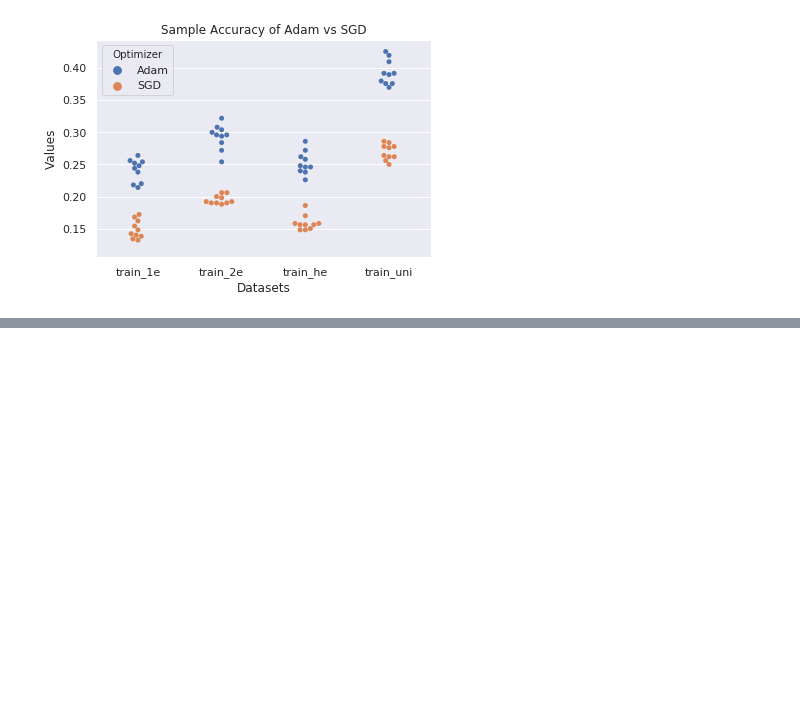
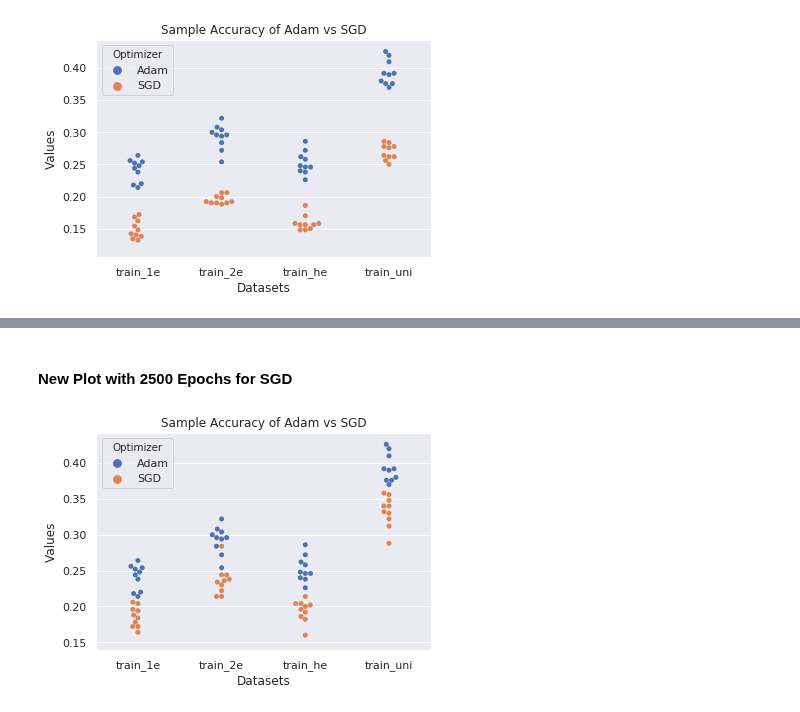
Before and after one commit to apra93/leabra-tf, a Jupyter notebook: docs/source/notebooks/0.5.2-Adam-With-Non-Uniform-Training-Statistics.ipynb, the cells around one changed output, grey strips where cells are left out. Cells and saved outputs as stored; diff of their text form; code cells hidden in the pictures; blank space fills up the shorter version.

Commit message:
nb-0.5.2: Adding the last plot

```diff
--- a/docs/source/notebooks/0.5.2-Adam-With-Non-Uniform-Training-Statistics.ipynb
+++ b/docs/source/notebooks/0.5.2-Adam-With-Non-Uniform-Training-Statistics.ipynb
@@ -903,0 +890,8 @@ plt.show()
+# %%
+%%time
+sgd_train_metrics_ext = exp_stats(
+    epochs=2500,
+    n_models=10,
+    n_val=50,
+    lr=0.1,
+    optimizer='sgd')
@@ -903,0 +918,30 @@ plt.show()
+# %%
+# Losses
+# min_loss_sgd_train = [min(met['loss']) for met in sgd_train_metrics]
+# min_loss_adam_train = [min(met['loss']) for met in adam_train_metrics]
+max_mets_sgd_train = {name : [max(met['sm_acc'])
+                              for met in sgd_train_metrics_ext[name]]
+                      for name in sgd_train_metrics.keys()}
+max_mets_adam_train = {name : [max(met['sm_acc'])
+                               for met in adam_train_metrics[name]]
+                       for name in adam_train_metrics.keys()}
+optimizer_labels = np.repeat(['Adam', 'SGD'], 10)
+# data_loss = min_loss_adam_train + min_loss_sgd_train
+data_dict = {key : max_mets_adam_train[key] + max_mets_sgd_train[key]
+            for key in max_mets_adam_train.keys()}
+# data_dict['Loss'] = data_loss
+data_dict['Optimizer'] = optimizer_labels
+
+metric_labels = []
+metric_values = []
+optimizer_labels = []
+for key in max_mets_adam_train.keys():
+    metric_values += max_mets_adam_train[key] + max_mets_sgd_train[key]
+    metric_labels +=  [key] * 20
+    optimizer_labels += ['Adam'] * 10 + ['SGD'] * 10
+
+data_dict = {'Values' : metric_values,
+             'Datasets' : metric_labels,
+             'Optimizer' : optimizer_labels}
+data_df = pd.DataFrame(data_dict)
+data_df.head()
@@ -903,0 +955,8 @@ plt.show()
+# %% [markdown]
+#### New Plot with 2500 Epochs for SGD
+# %%
+sns.swarmplot(x="Datasets", y="Values", hue="Optimizer", data=data_df)
+plt.title('Sample Accuracy of Adam vs SGD')
+plt.show()
+# %% [output]
+[figure, added]
```
Also changed, not shown: parts of 5 cells of this notebook.
